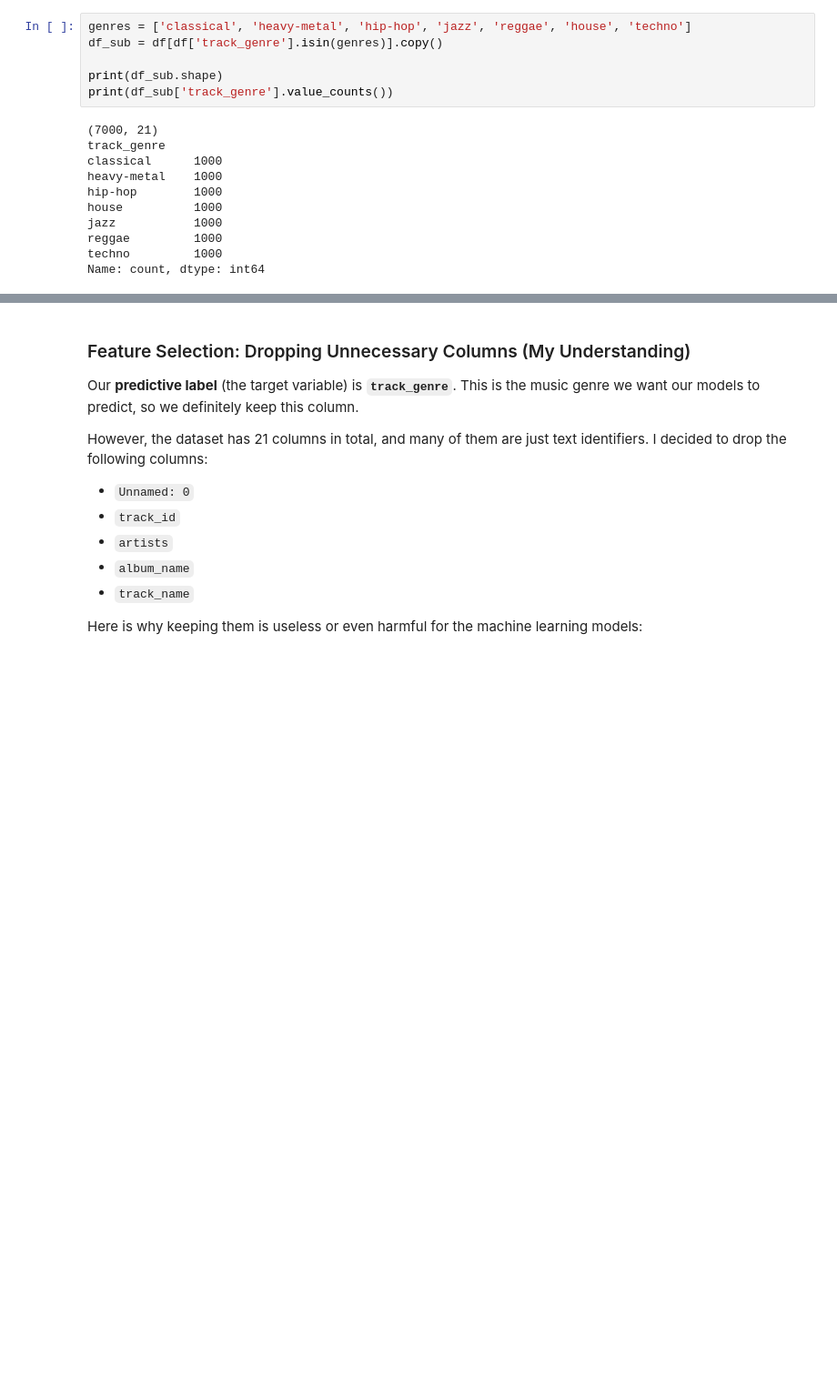
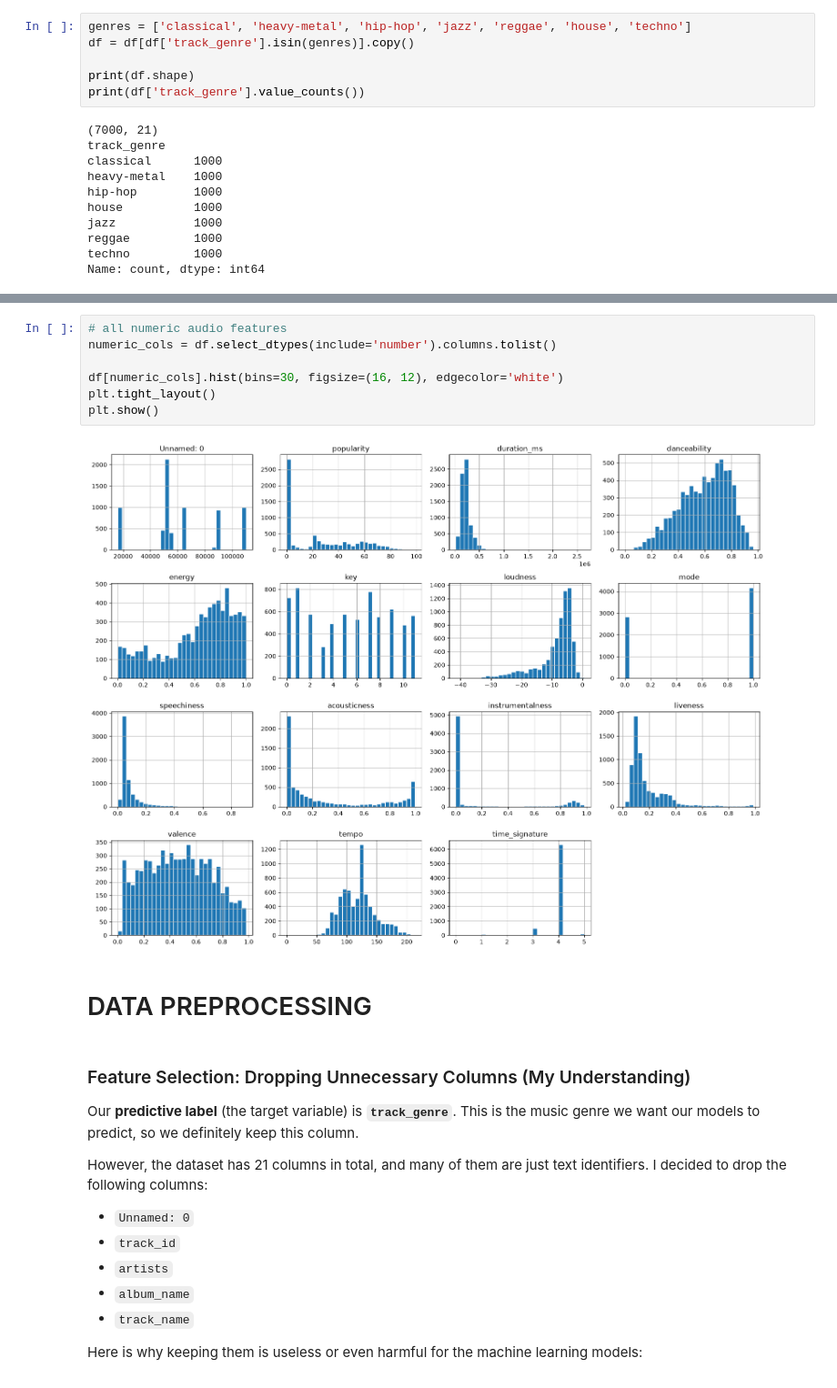
Before and after one commit to ehsamjo12/spotify-genre-classifier, a Jupyter notebook: notebooks/spotify_genre_classification.ipynb, the cells around one changed output, grey strips where cells are left out. Shown at 91% size. Drawn from its saved outputs; the diff is of its cells as text; blank space fills up the shorter version.

```diff
--- a/notebooks/spotify_genre_classification.ipynb
+++ b/notebooks/spotify_genre_classification.ipynb
@@ -135,9 +112,9 @@ step I will do in preprocessing.
 # %%
 genres = ['classical', 'heavy-metal', 'hip-hop', 'jazz', 'reggae', 'house', 'techno']
-df_sub = df[df['track_genre'].isin(genres)].copy()
+df = df[df['track_genre'].isin(genres)].copy()
 
-print(df_sub.shape)
-print(df_sub['track_genre'].value_counts())
+print(df.shape)
+print(df['track_genre'].value_counts())
 # %% [output]
 (7000, 21)
 track_genre
@@ -189,6 +166,17 @@ df_sub.columns.tolist()
  'tempo',
  'time_signature',
  'track_genre']
+# %%
+# all numeric audio features
+numeric_cols = df.select_dtypes(include='number').columns.tolist()
+
+df[numeric_cols].hist(bins=30, figsize=(16, 12), edgecolor='white')
+plt.tight_layout()
+plt.show()
+# %% [output]
+[figure, added]
+# %% [markdown]
+# DATA PREPROCESSING
 # %% [markdown]
 ### Feature Selection: Dropping Unnecessary Columns (My Understanding)
 
```
Also changed, not shown: parts of 19 cells of this notebook, 1 other file.
